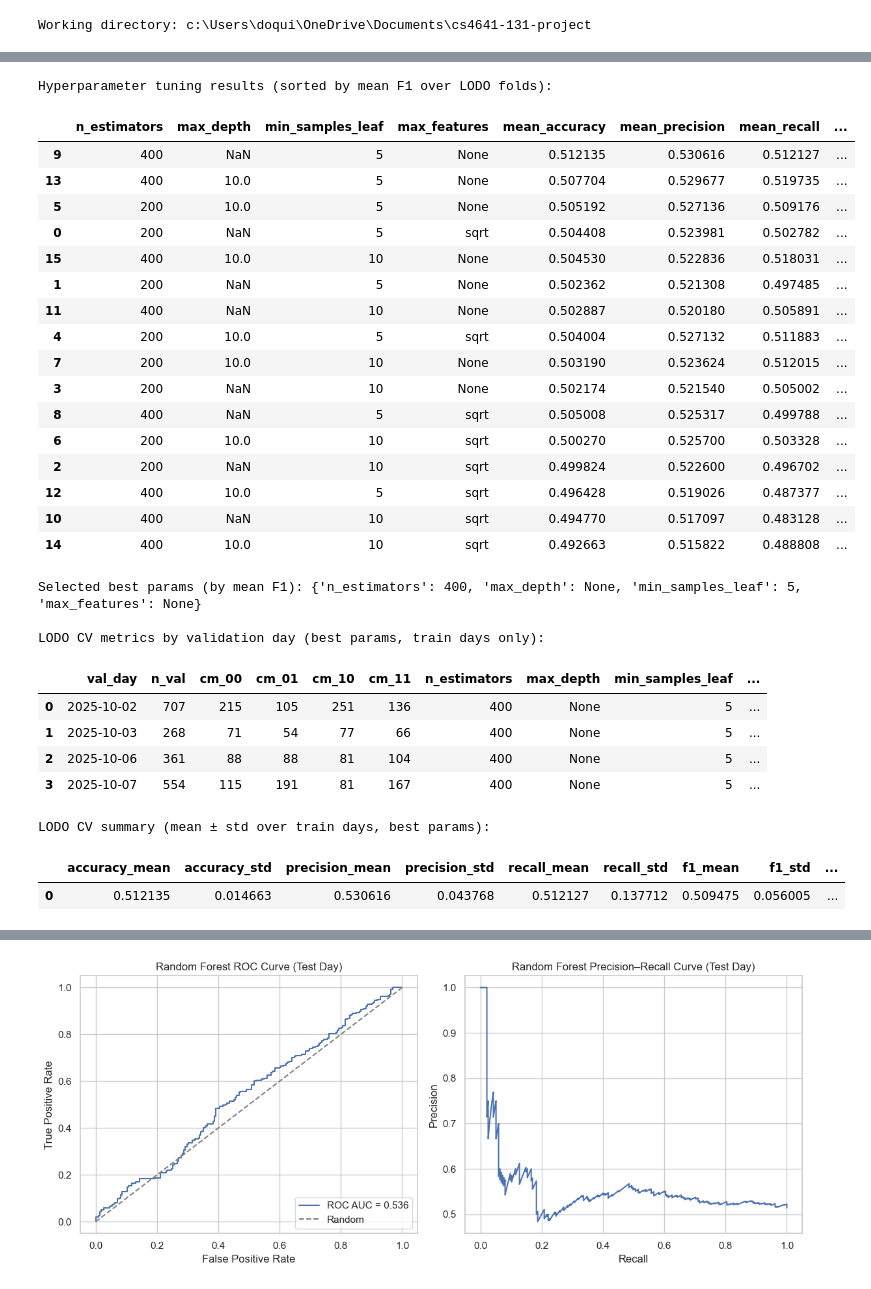
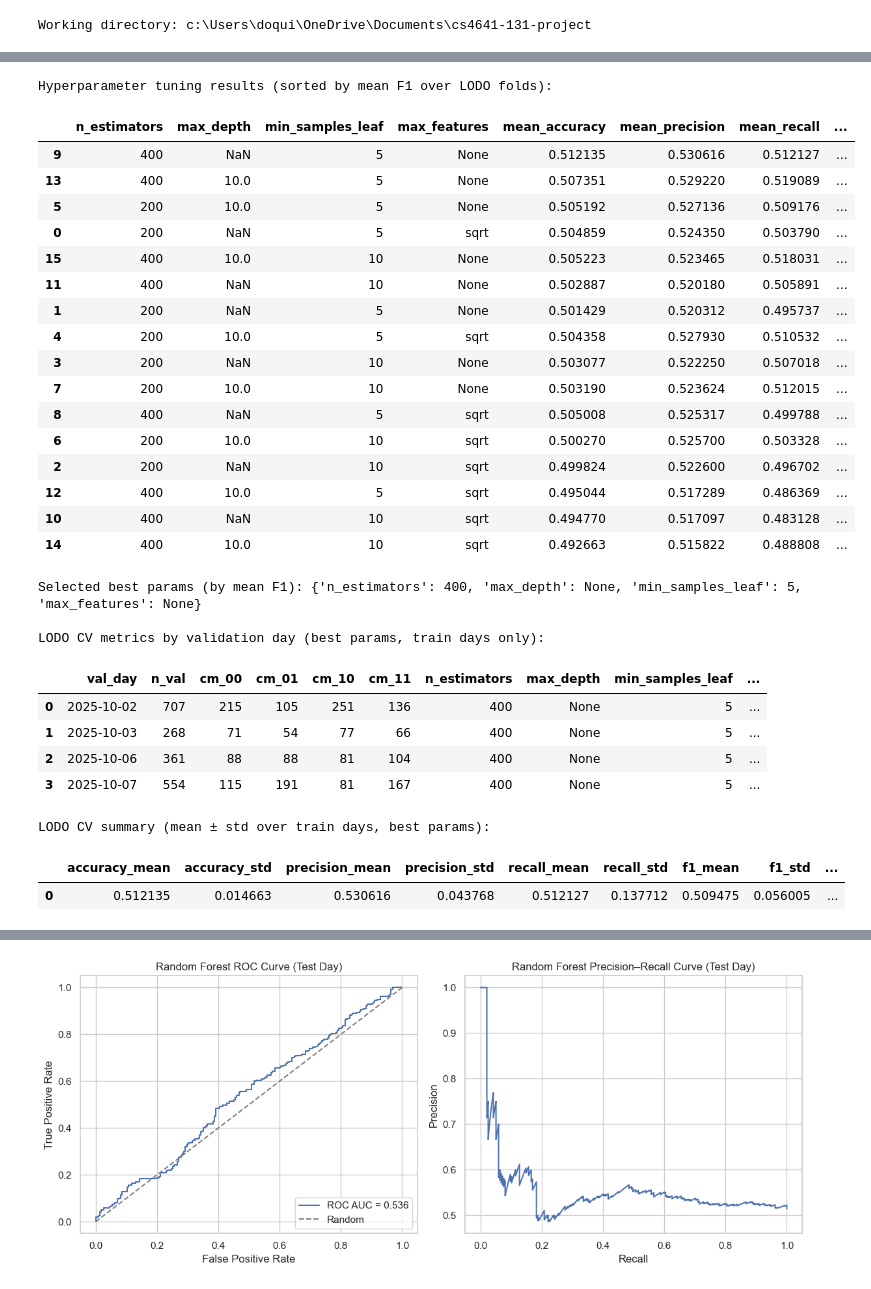
Before and after one commit to dman4703/cs4641-131-project, a Jupyter notebook: notebooks/randomForest.ipynb, the cells around one changed output, grey strips where cells are left out. Saved outputs shown, nothing was run; the diff lists cells and outputs as text; code cells hidden in the pictures.

Commit message:
randomForest standardization (no affect on evaluation metrics)

```diff
--- a/notebooks/randomForest.ipynb
+++ b/notebooks/randomForest.ipynb
@@ -101,9 +102,15 @@ logger.info(f"Train days: {train_days} | Test day: {test_day}")
 train_mask = np.isin(days, train_days)
 test_mask = days == test_day
 
-X_train, y_train = X[train_mask], y[train_mask]
-X_test, y_test = X[test_mask], y[test_mask]
+X_train_raw, y_train = X[train_mask], y[train_mask]
+X_test_raw, y_test = X[test_mask], y[test_mask]
 
+# Standardize features: fit on train, transform both train and test
+scaler = StandardScaler()
+X_train = scaler.fit_transform(X_train_raw)
+X_test = scaler.transform(X_test_raw)
+
+logger.info("Standardized features using StandardScaler (fit on train, transform train+test)")
 logger.info(f"Train samples: {X_train.shape[0]:,} | Test samples: {X_test.shape[0]:,}")
 logger.info("Class balance (train): %s", pd.Series(y_train).value_counts(normalize=True).to_dict())
 logger.info("Class balance (test): %s", pd.Series(y_test).value_counts(normalize=True).to_dict())
@@ -150,7 +158,11 @@ param_grid = {
 
 
 def run_lodo_cv_for_params(params):
-    """Run LODO CV across train days for a given RF configuration."""
+    """Run LODO CV across train days for a given RF configuration.
+
+    Note: We apply StandardScaler within each fold to avoid data leakage.
+    Fit scaler on the fold's training data, transform both train and val.
+    """
     cv_rows = []
     day_mask_train = days[train_mask]  # days for train subset only
 
@@ -158,8 +170,14 @@ def run_lodo_cv_for_params(params):
         val_mask = day_mask_train == val_day
         tr_mask = day_mask_train != val_day
 
-        X_tr, y_tr = X_train[tr_mask], y_train[tr_mask]
-        X_val, y_val = X_train[val_mask], y_train[val_mask]
+        # Get raw (unstandardized) data for this fold
+        X_tr_raw, y_tr = X_train_raw[tr_mask], y_train[tr_mask]
+        X_val_raw, y_val = X_train_raw[val_mask], y_train[val_mask]
+
+        # Standardize within the fold (fit on fold train, transform both)
+        fold_scaler = StandardScaler()
+        X_tr = fold_scaler.fit_transform(X_tr_raw)
+        X_val = fold_scaler.transform(X_val_raw)
 
         logger.info(
             "LODO fold (params=%s): val_day=%s | train=%d | val=%d",
@@ -281,19 +299,19 @@ display(cv_summary_df)
 Hyperparameter tuning results (sorted by mean F1 over LODO folds):
 |  | n_estimators | max_depth | min_samples_leaf | max_features | mean_accuracy | mean_precision | mean_recall | ... |
 | 9 | 400 | NaN | 5 | None | 0.512135 | 0.530616 | 0.512127 | ... |
-| 13 | 400 | 10.0 | 5 | None | 0.507704 | 0.529677 | 0.519735 | ... |
+| 13 | 400 | 10.0 | 5 | None | 0.507351 | 0.529220 | 0.519089 | ... |
 | 5 | 200 | 10.0 | 5 | None | 0.505192 | 0.527136 | 0.509176 | ... |
-| 0 | 200 | NaN | 5 | sqrt | 0.504408 | 0.523981 | 0.502782 | ... |
-| 15 | 400 | 10.0 | 10 | None | 0.504530 | 0.522836 | 0.518031 | ... |
-| 1 | 200 | NaN | 5 | None | 0.502362 | 0.521308 | 0.497485 | ... |
+| 0 | 200 | NaN | 5 | sqrt | 0.504859 | 0.524350 | 0.503790 | ... |
+| 15 | 400 | 10.0 | 10 | None | 0.505223 | 0.523465 | 0.518031 | ... |
 | 11 | 400 | NaN | 10 | None | 0.502887 | 0.520180 | 0.505891 | ... |
-| 4 | 200 | 10.0 | 5 | sqrt | 0.504004 | 0.527132 | 0.511883 | ... |
+| 1 | 200 | NaN | 5 | None | 0.501429 | 0.520312 | 0.495737 | ... |
+| 4 | 200 | 10.0 | 5 | sqrt | 0.504358 | 0.527930 | 0.510532 | ... |
+| 3 | 200 | NaN | 10 | None | 0.503077 | 0.522250 | 0.507018 | ... |
 | 7 | 200 | 10.0 | 10 | None | 0.503190 | 0.523624 | 0.512015 | ... |
-| 3 | 200 | NaN | 10 | None | 0.502174 | 0.521540 | 0.505002 | ... |
 | 8 | 400 | NaN | 5 | sqrt | 0.505008 | 0.525317 | 0.499788 | ... |
 | 6 | 200 | 10.0 | 10 | sqrt | 0.500270 | 0.525700 | 0.503328 | ... |
 | 2 | 200 | NaN | 10 | sqrt | 0.499824 | 0.522600 | 0.496702 | ... |
-| 12 | 400 | 10.0 | 5 | sqrt | 0.496428 | 0.519026 | 0.487377 | ... |
+| 12 | 400 | 10.0 | 5 | sqrt | 0.495044 | 0.517289 | 0.486369 | ... |
 | 10 | 400 | NaN | 10 | sqrt | 0.494770 | 0.517097 | 0.483128 | ... |
 | 14 | 400 | 10.0 | 10 | sqrt | 0.492663 | 0.515822 | 0.488808 | ... |
 Selected best params (by mean F1): {'n_estimators': 400, 'max_depth': None, 'min_samples_leaf': 5, 'max_features': None}
```
Also changed, not shown: parts of 6 cells of this notebook, 8 other files.
